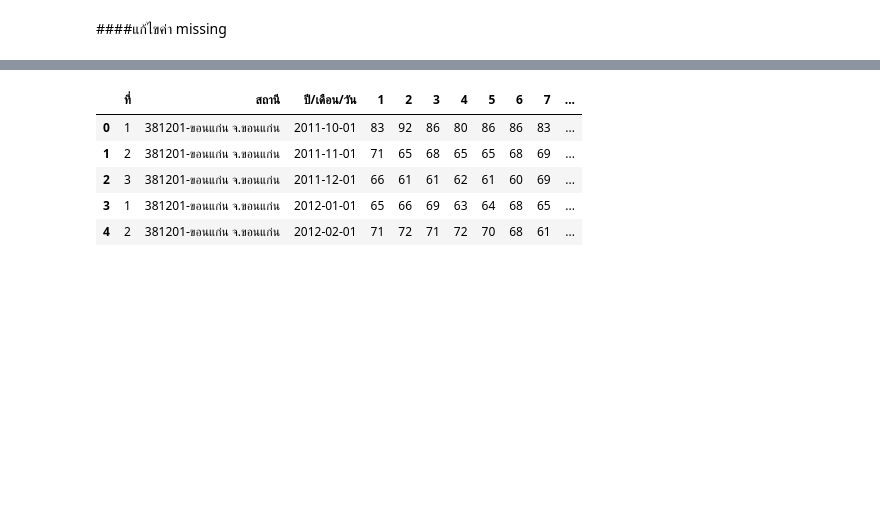
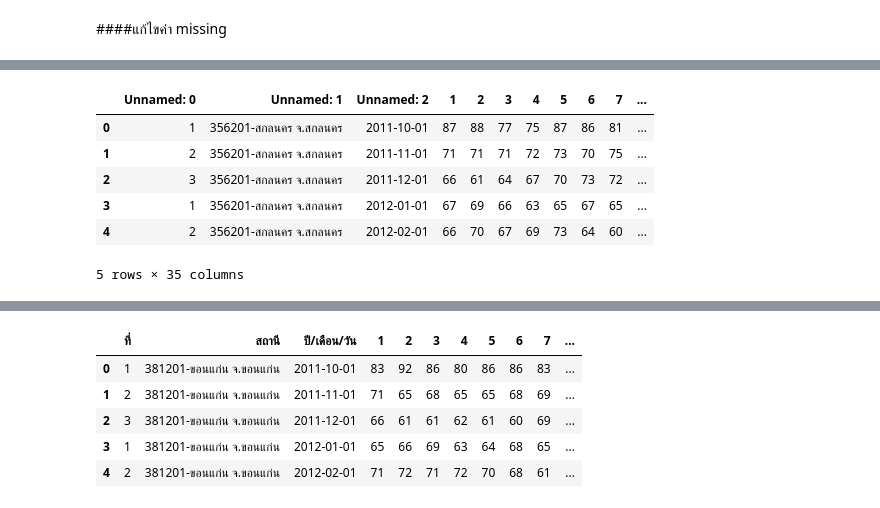
Before and after one commit to ChonChanokAng/BSC_DPDM23, a Jupyter notebook: midterm_bscdpdm23.ipynb, the cells around one changed output, grey strips where cells are left out. Drawn from its saved outputs; the diff is of its cells as text; code cells hidden in the pictures; blank space fills up the shorter version.

```diff
--- a/midterm_bscdpdm23.ipynb
+++ b/midterm_bscdpdm23.ipynb
@@ -319,0 +486,10 @@ rh_LEI = rh_LEI.replace('-', np.nan)
+# %%
+rh_SNK.head()
+# %% [output]
+|  | Unnamed: 0 | Unnamed: 1 | Unnamed: 2 | 1 | 2 | 3 | 4 | 5 | 6 | 7 | ... |
+| 0 | 1 | 356201-สกลนคร จ.สกลนคร | 2011-10-01 | 87 | 88 | 77 | 75 | 87 | 86 | 81 | ... |
+| 1 | 2 | 356201-สกลนคร จ.สกลนคร | 2011-11-01 | 71 | 71 | 71 | 72 | 73 | 70 | 75 | ... |
+| 2 | 3 | 356201-สกลนคร จ.สกลนคร | 2011-12-01 | 66 | 61 | 64 | 67 | 70 | 73 | 72 | ... |
+| 3 | 1 | 356201-สกลนคร จ.สกลนคร | 2012-01-01 | 67 | 69 | 66 | 63 | 65 | 67 | 65 | ... |
+| 4 | 2 | 356201-สกลนคร จ.สกลนคร | 2012-02-01 | 66 | 70 | 67 | 69 | 73 | 64 | 60 | ... |
+5 rows × 35 columns
```
Also changed, not shown: parts of 246 cells of this notebook.
